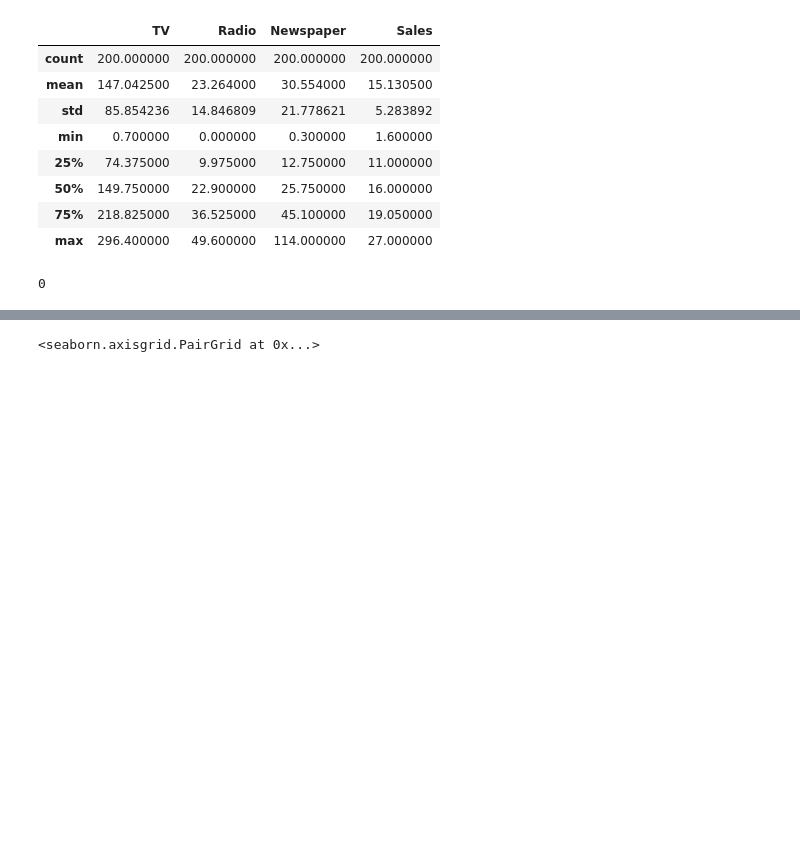
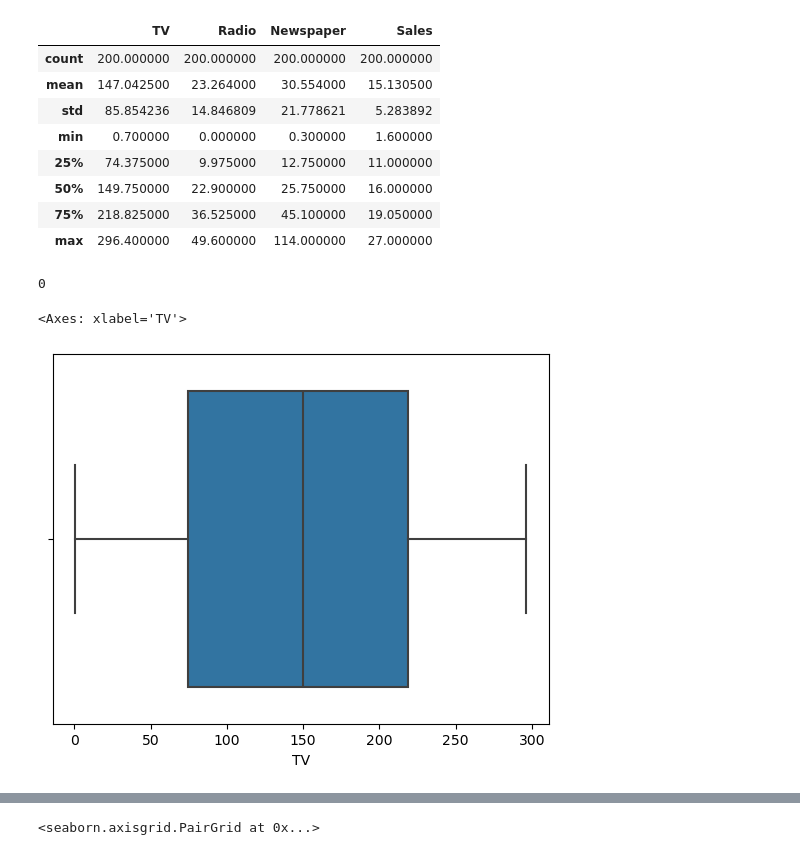
Before and after one commit to Khadibia/Linear-Regression-Models, a Jupyter notebook: Linear Regression.ipynb, the cells around one changed output, grey strips where cells are left out. Cells and saved outputs as stored; diff of their text form; code cells hidden in the pictures; blank space fills up the shorter version.

```diff
--- a/Linear Regression.ipynb
+++ b/Linear Regression.ipynb
@@ -44,3 +44,8 @@ df.describe()
 df.duplicated().sum()
 # %% [output]
 0
+# %%
+sns.boxplot(data=df, x='TV')
+# %% [output]
+<Axes: xlabel='TV'>
+[figure, added]
```
Also changed, not shown: parts of 12 cells of this notebook.
